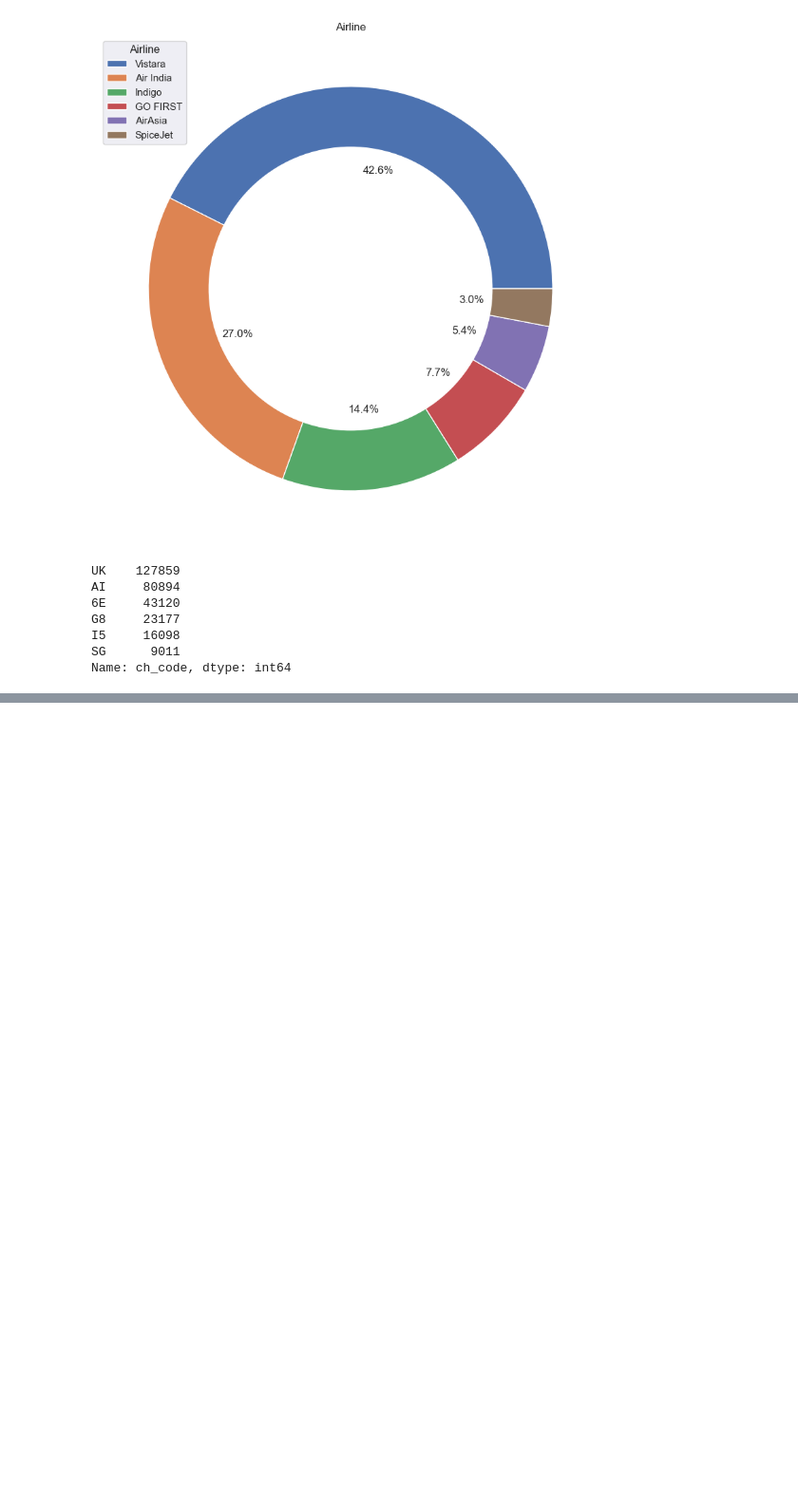
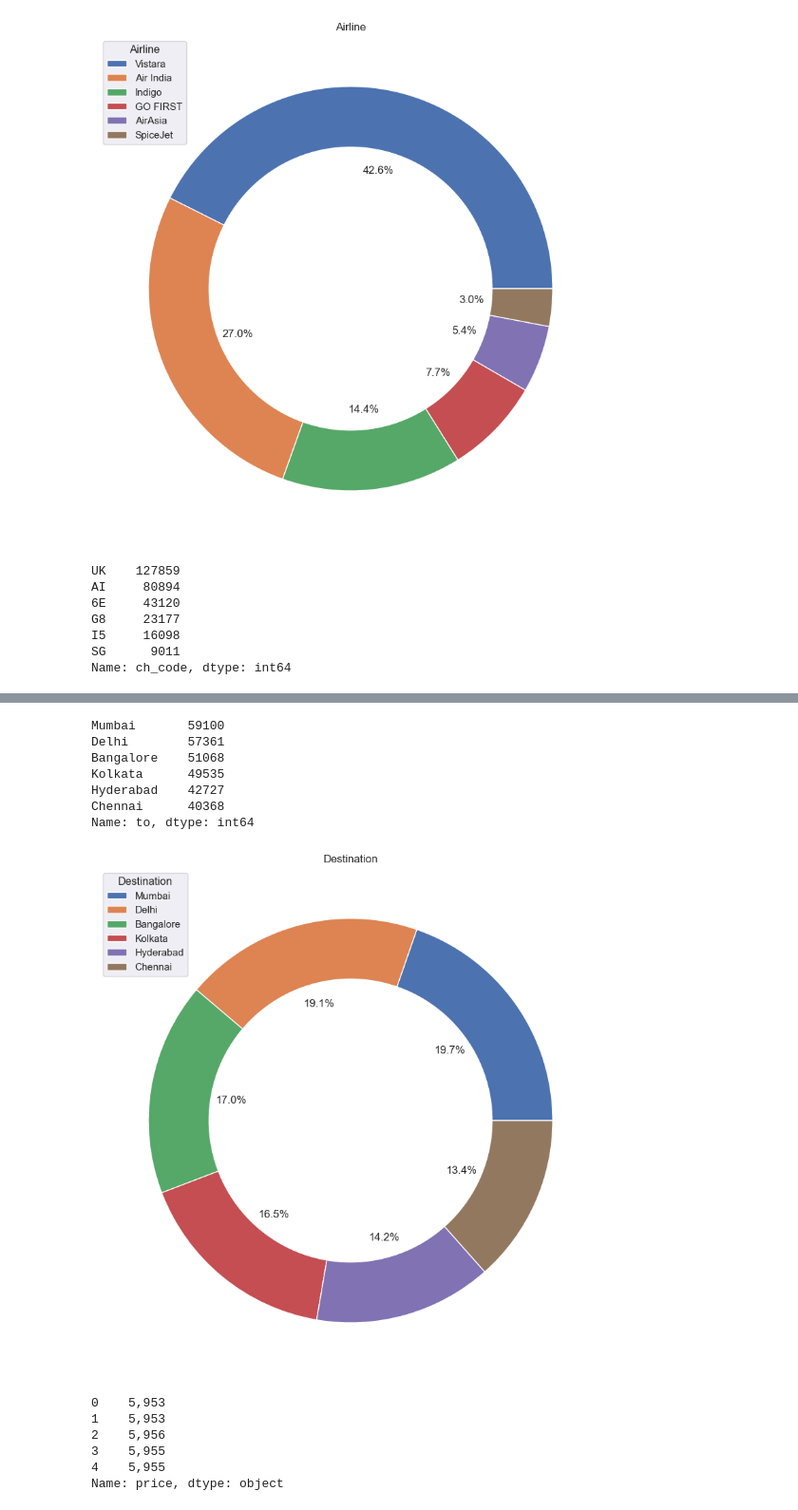
Before and after one commit to pinilDissanayaka/Flight-Price-Prediction, a Jupyter notebook: Notebooks/EDA and Cleaning.ipynb, the cells around one changed output, grey strips where cells are left out. Shown at 95% size. Saved outputs shown, nothing was run; the diff lists cells and outputs as text; code cells hidden in the pictures; blank space fills up the shorter version.

```diff
--- a/Notebooks/EDA and Cleaning.ipynb
+++ b/Notebooks/EDA and Cleaning.ipynb
@@ -182,0 +330,20 @@ Name: airline, dtype: int64
+# %%
+pie_plot(x = 'to', title = 'Destination')
+# %% [output]
+Mumbai       59100
+Delhi        57361
+Bangalore    51068
+Kolkata      49535
+Hyderabad    42727
+Chennai      40368
+Name: to, dtype: int64
+[figure, added]
+# %%
+df['price'].head()
+# %% [output]
+0    5,953
+1    5,953
+2    5,956
+3    5,955
+4    5,955
+Name: price, dtype: object
```
Also changed, not shown: parts of 36 cells of this notebook, 1 other file.
